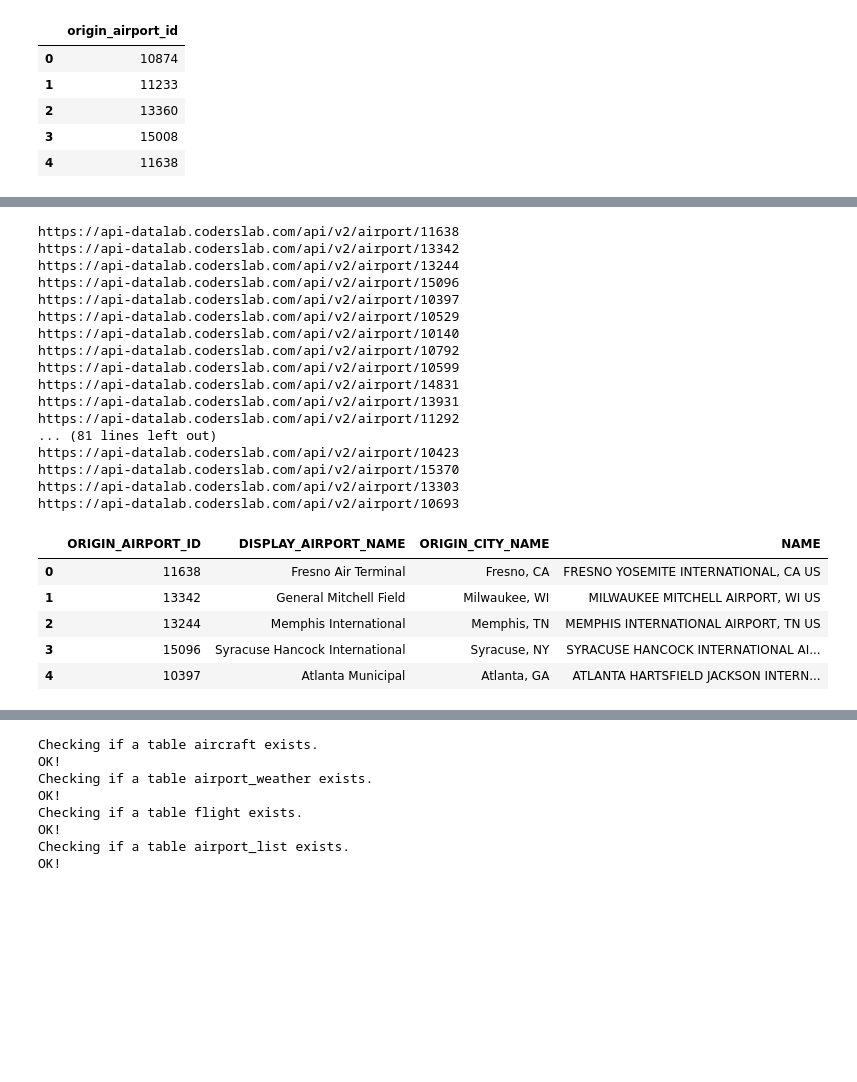
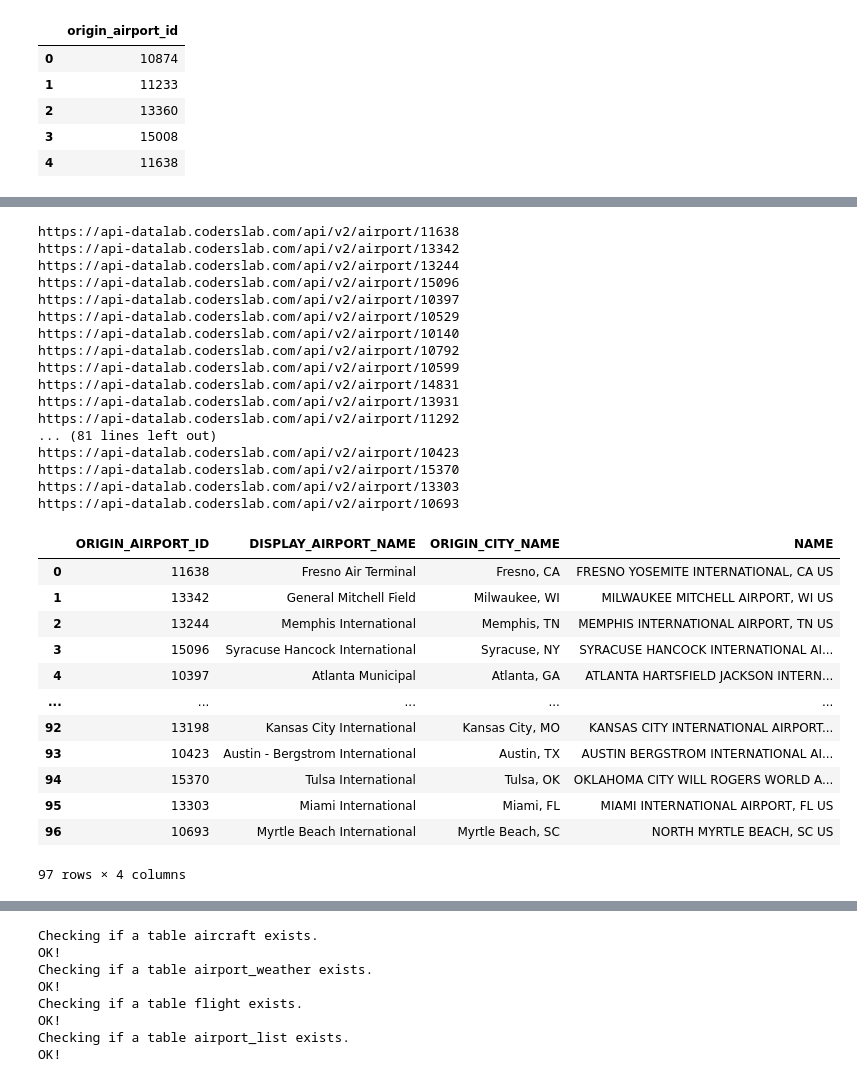
Before and after one commit to magdalena-owczarek/portfolio, a Jupyter notebook: flight_analysis.ipynb, the cells around one changed output, grey strips where cells are left out. Saved outputs shown, nothing was run; the diff lists cells and outputs as text; code cells hidden in the pictures; blank space fills up the shorter version.

```diff
--- a/flight_analysis.ipynb
+++ b/flight_analysis.ipynb
@@ -39,39 +55,46 @@ airports.head()
 airport_data = []
 
 for airport_id in airports['origin_airport_id']:
-    response = requests.get(f'{url}/api/v2/airport/{airport_id}', headers= headers)
-    time.sleep(5)
+    response = requests.get(f'{url_api}/api/v2/airport/{airport_id}', headers= headers)
+    time.sleep(1)
     if response.status_code == 200:
         response = json.loads(response.text)
         airport_data.append(response)
-        print(f'{url}/api/v2/airport/{airport_id}')
+        print(f'{url_api}/api/v2/airport/{airport_id}')
     else:
         continue
         print(f"Failed to fetch data. Response code: {response.status_code}")
 
-airport_df = pd.DataFrame.from_records(airport_data)
-airport_df.head()
+airport_list = pd.DataFrame.from_records(airport_data)
+airport_list
 # %% [output]
 https://api-datalab.coderslab.com/api/v2/airport/11638
 https://api-datalab.coderslab.com/api/v2/airport/13342
 https://api-datalab.coderslab.com/api/v2/airport/13244
 https://api-datalab.coderslab.com/api/v2/airport/15096
 https://api-datalab.coderslab.com/api/v2/airport/10397
 https://api-datalab.coderslab.com/api/v2/airport/10529
 https://api-datalab.coderslab.com/api/v2/airport/10140
 https://api-datalab.coderslab.com/api/v2/airport/10792
 https://api-datalab.coderslab.com/api/v2/airport/10599
 https://api-datalab.coderslab.com/api/v2/airport/14831
 https://api-datalab.coderslab.com/api/v2/airport/13931
 https://api-datalab.coderslab.com/api/v2/airport/11292
 ... (81 lines left out)
 https://api-datalab.coderslab.com/api/v2/airport/10423
 https://api-datalab.coderslab.com/api/v2/airport/15370
 https://api-datalab.coderslab.com/api/v2/airport/13303
 https://api-datalab.coderslab.com/api/v2/airport/10693
 |  | ORIGIN_AIRPORT_ID | DISPLAY_AIRPORT_NAME | ORIGIN_CITY_NAME | NAME |
 | 0 | 11638 | Fresno Air Terminal | Fresno, CA | FRESNO YOSEMITE INTERNATIONAL, CA US |
 | 1 | 13342 | General Mitchell Field | Milwaukee, WI | MILWAUKEE MITCHELL AIRPORT, WI US |
 | 2 | 13244 | Memphis International | Memphis, TN | MEMPHIS INTERNATIONAL AIRPORT, TN US |
 | 3 | 15096 | Syracuse Hancock International | Syracuse, NY | SYRACUSE HANCOCK INTERNATIONAL AI... |
 | 4 | 10397 | Atlanta Municipal | Atlanta, GA | ATLANTA HARTSFIELD JACKSON INTERN... |
+| ... | ... | ... | ... | ... |
+| 92 | 13198 | Kansas City International | Kansas City, MO | KANSAS CITY INTERNATIONAL AIRPORT... |
+| 93 | 10423 | Austin - Bergstrom International | Austin, TX | AUSTIN BERGSTROM INTERNATIONAL AI... |
+| 94 | 15370 | Tulsa International | Tulsa, OK | OKLAHOMA CITY WILL ROGERS WORLD A... |
+| 95 | 13303 | Miami International | Miami, FL | MIAMI INTERNATIONAL AIRPORT, FL US |
+| 96 | 10693 | Myrtle Beach International | Myrtle Beach, SC | NORTH MYRTLE BEACH, SC US |
+97 rows × 4 columns
```
Also changed, not shown: parts of 103 cells of this notebook.
